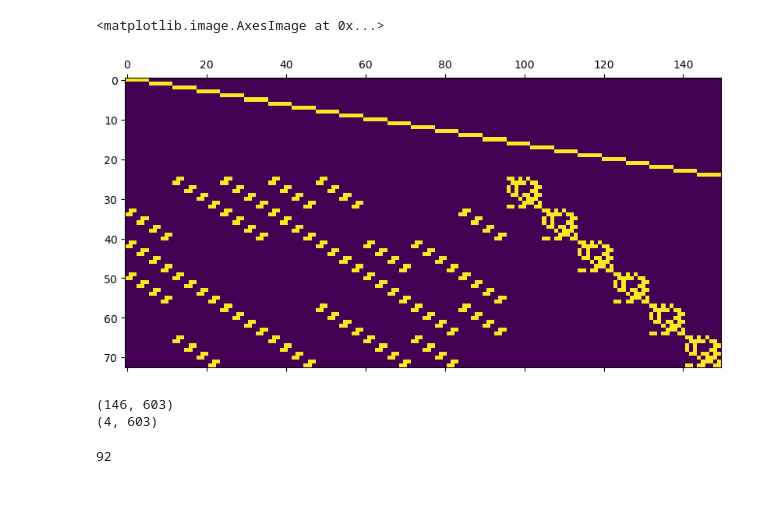
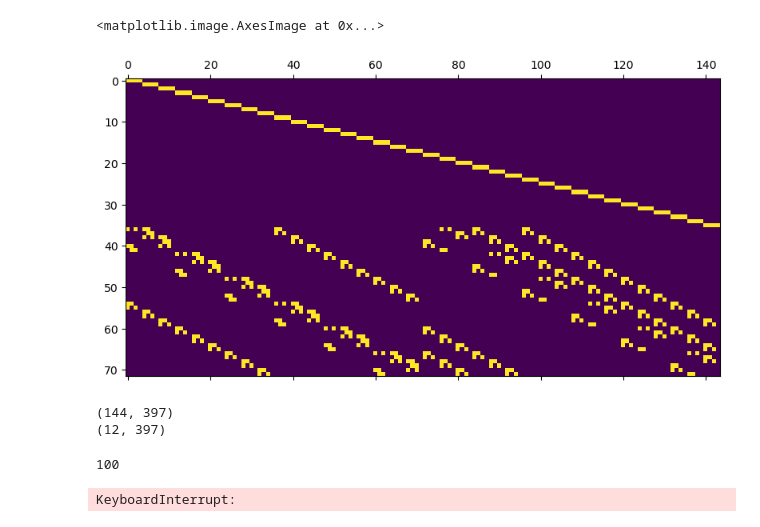
Before and after one commit to noahberthusen/adaptive_qec, a Jupyter notebook: notebooks/circuit_level.ipynb, the cells around one changed output. Cells and saved outputs as stored; diff of their text form; code cells hidden in the pictures; blank space fills up the shorter version.

```diff
--- a/notebooks/circuit_level.ipynb
+++ b/notebooks/circuit_level.ipynb
@@ -11,8 +11,8 @@ from tqdm import tqdm
 from ldpc import bposd_decoder, bp_decoder
 # %load_ext snakeviz
 # %%
-qcode = read_qcode("../codes/qcodes/HGP_100_4/HGP_100_4.qcode")
-qcode = read_qcode("../codes/qcodes/HGP_100_4/HGP_C642_150_4.qcode")
+# qcode = read_qcode("../codes/qcodes/HGP_100_4/HGP_100_4.qcode")
+# qcode = read_qcode("../codes/qcodes/HGP_100_4/HGP_C642_150_4.qcode")
 # qcode = read_qcode("../codes/qcodes/HGP_100_4/HGP_C422_200_4.qcode")
 # qcode = read_qcode("../codes/qcodes/HGP_100_4/HGP_C422_400_8.qcode")
 # qcode = read_qcode("../codes/qcodes/HGP_100_4/HGP_C642_600_16.qcode")
@@ -30,38 +30,38 @@ qcode = read_qcode("../codes/qcodes/HGP_100_4/HGP_C642_150_4.qcode")
 # qcode = read_qcode("../codes/qcodes/HGP_1600_64/HGP_1600_64.qcode")
 # qcode = read_qcode("../codes/qcodes/HGP_C642_2400_64.qcode")
 # qcode = read_qcode("../codes/qcodes/HGP_C422_3200_64.qcode")
 
 
 
-# qcode = read_qcode("../codes/qcodes/BB_72_12.qcode")
+qcode = read_qcode("../codes/qcodes/BB_72_12.qcode")
 # qcode = read_qcode("../codes/qcodes/BB_C422_288_24.qcode")
-# qcode = read_qcode("../codes/qcodes/BB_C422_144_12.qcode")
+qcode = read_qcode("../codes/qcodes/BB_C422_144_12.qcode")
 
 
 # qcode = read_qcode("../codes/qcodes/BB_108_8.qcode")
 # qcode = read_qcode("../codes/qcodes/BB_C642_162_8.qcode")
 
 # qcode = read_qcode("../codes/qcodes/BB_144_12.qcode")
 # qcode = read_qcode("../codes/qcodes/BB_C422_288_12.qcode")
 
 # qcode = read_qcode("../codes/qcodes/BB_C422_576_24.qcode")
 
 
 # concatenate_iceberg(qcode, 6, "../codes/qcodes/")
 # concatenate_iceberg(qcode, 4, "../codes/qcodes/")
 # concatenate_iceberg2(qcode, 6, "../codes/qcodes/")
 # concatenate_iceberg2(qcode, 4, "../codes/qcodes/")
 
 
 Hx, Hz, Lx, Lz = qcode.to_numpy()
 
-qubit_error_rate = 0.008
-meas_error_rate = 0.008
+qubit_error_rate = 0.003
+meas_error_rate = 0.003
 
 plt.matshow(Hx)
 # %% [output]
 <matplotlib.image.AxesImage at 0x...>
-[figure, old version]
+[figure, new version]
 # %%
 overlapping_x_generators = np.empty(qcode.qedxm, dtype=object)
 for i in range(qcode.qedxm):
@@ -407,9 +407,61 @@ for ii in tqdm(range(100)):
 
 successes
 # %% [output]
-(146, 603)
-(4, 603)
+(144, 397)
+(12, 397)
-92
+100
+# %%
+stab_type = False
+adaptive = True if qcode.qedxm else False
+num_rounds = 8
+
+no_gens = []
+
+successes = 0
+for ii in tqdm(range(100)):
+    s = Simulation(num_rounds, stab_type, adaptive=adaptive)
+    s.simulate()
+    c = s.c
+
+    z_detection_events = np.array([s.z_syndrome_history[i] ^ s.z_syndrome_history[i+1] for i in range(num_rounds+1)]).flatten()
+    x_detection_events = np.array([s.x_syndrome_history[i] ^ s.x_syndrome_history[i+1] for i in range(num_rounds+1)]).flatten()
+    detection_events = x_detection_events if stab_type else z_detection_events
+    observable_flips = s.x_observables if stab_type else s.z_observables
+
+    sampler = c.compile_detector_sampler()
+    dem = c.detector_error_model()
+    pcm = lil_matrix((dem.num_detectors, dem.num_errors), dtype=np.bool_)
+    lcm = lil_matrix((dem.num_observables, dem.num_errors), dtype=np.bool_)
+
+    errors = []
+    channel_probs = [e.args_copy()[0] for e in dem if e.type=="error"]
+    for i, error_event in enumerate(c.explain_detector_error_model_errors()):
+        dets = [det.dem_target.val for det in error_event.dem_error_terms if det.dem_target.is_relative_detector_id()]
+        obs = [ob.dem_target.val for ob in error_event.dem_error_terms if ob.dem_target.is_logical_observable_id()]
+        pcm[[dets],i] = 1
+        lcm[[obs],i] = 1
+
+    bposd_dec = bposd_decoder(
+        pcm,
+        channel_probs=channel_probs,
+        max_iter=pcm.shape[1],
+        bp_method="msl",
+        ms_scaling_factor=0,
+        osd_method="osd0",
+        # osd_order=min(pcm.shape[0],10) #the osd search depth
+    )
+
+    # detection_events, observable_flips = sampler.sample(1, separate_observables=True)
+    # guessed_errors = bposd_dec.decode(detection_events[0])
+
+    guessed_errors = bposd_dec.decode(detection_events)
+    guessed_obs = (lcm @ guessed_errors) % 2
+    success = np.all(observable_flips.astype(int) == guessed_obs)
+    successes += success
+
+successes
+# %% [output]
+KeyboardInterrupt:
 # %%
 plt.matshow(pcm.A)
 # %% [output]
```
Also changed, not shown: parts of 7 cells of this notebook, 5 other files.
